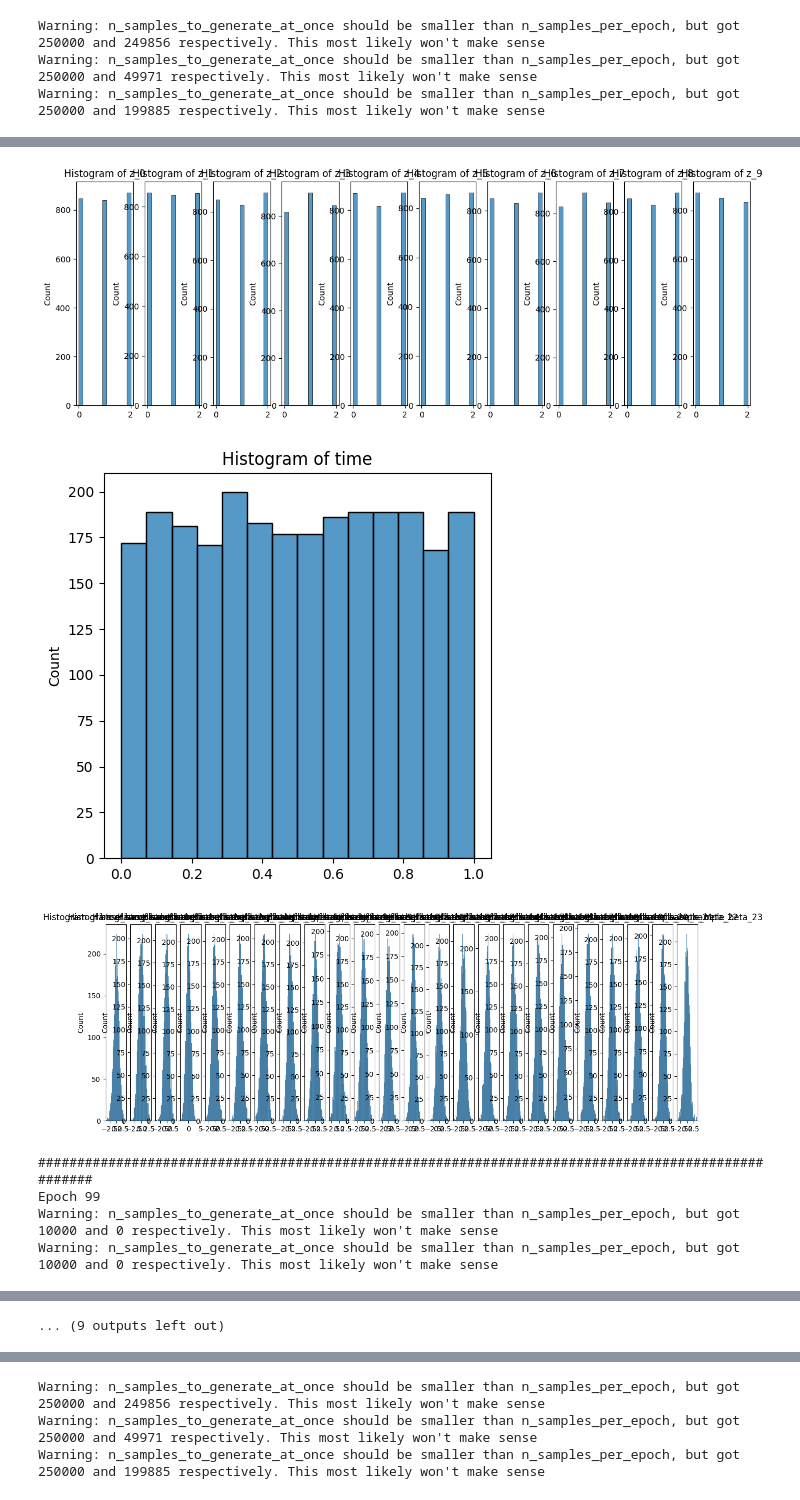
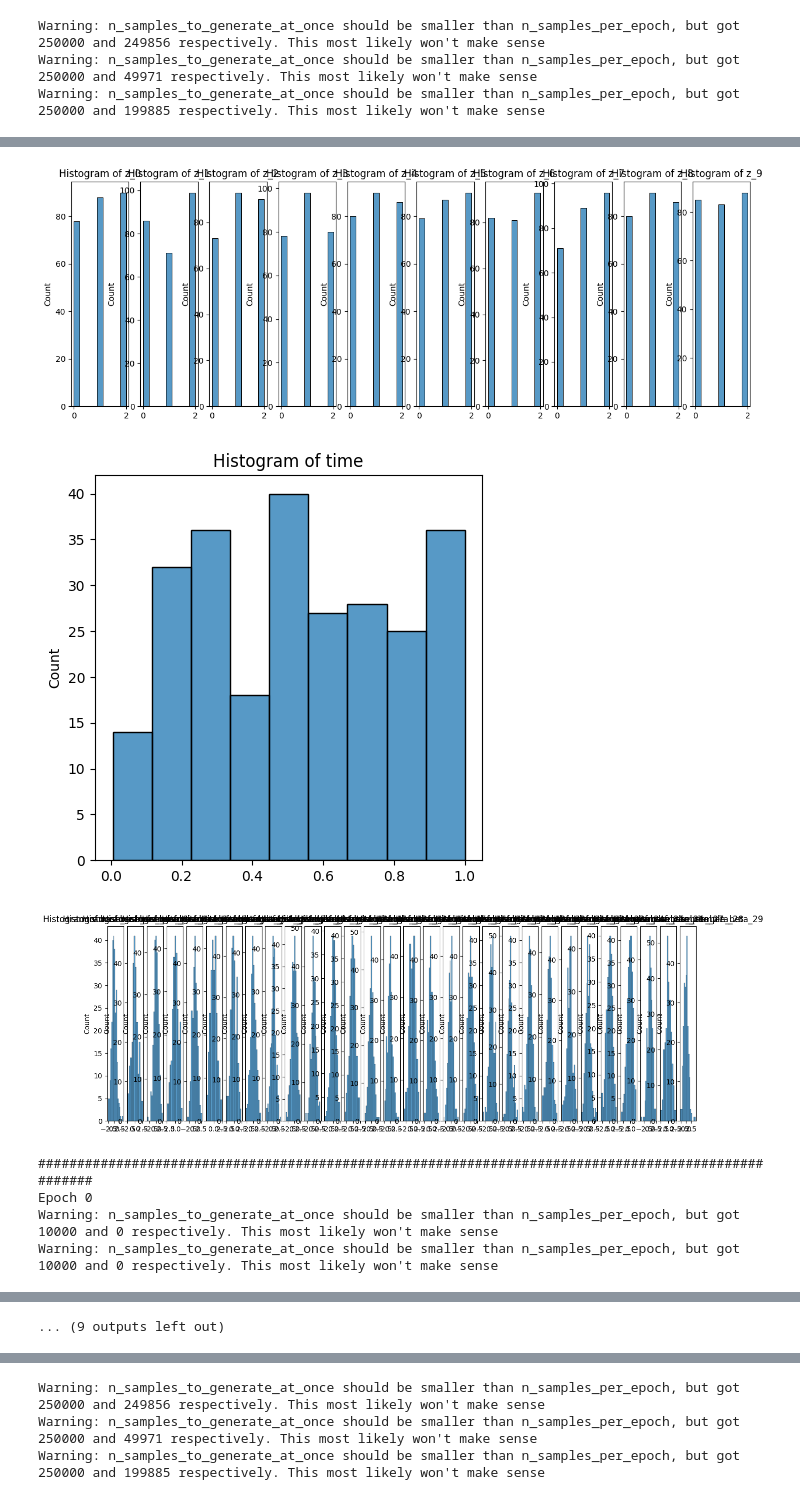
Before and after one commit to ArikReuter/ICL_for_Full_Bayesian_Inference, a Jupyter notebook: LatentFactorModels/Workflow_GMM.ipynb, the cells around one changed output, grey strips where cells are left out. Cells and saved outputs as stored; diff of their text form; code cells hidden in the pictures.

```diff
--- a/LatentFactorModels/Workflow_GMM.ipynb
+++ b/LatentFactorModels/Workflow_GMM.ipynb
@@ -21,8 +18,8 @@ from PFNExperiments.LatentFactorModels.GenerativeModels.LatenFactorModel_abstrac
 
 from PFNExperiments.LatentFactorModels.ComparisonModels.MakeDefaultListComparison import make_default_list_comparison, make_reduced_list_comparison
 # %%
-N = 10
-P = 4
+N = 50
+P = 5
 K = 3
 BATCH_SIZE = 1024
 N_EPOCHS = 1
@@ -37,8 +34,8 @@ curriculum.add_param_list([
     ("batch_size", curriculum.constant_scheduler(BATCH_SIZE)),
     ("a1", curriculum.constant_scheduler(5.0)),
     ("b1", curriculum.constant_scheduler(2.0)),
-    ("dirichlet_beta", curriculum.constant_scheduler(1.0)),
-    ("lambda1", curriculum.constant_scheduler(3.0))
+    ("dirichlet_beta", curriculum.constant_scheduler(0.5)),
+    ("lambda1", curriculum.constant_scheduler(5.0))
 ])
 #curriculum.plot_all_schedules()
 # %%
@@ -90,7 +87,7 @@ data_generator.check_model(
     epochs_to_check = [0, N_EPOCHS-1],
     p = P,
     n = N,
-    used_batch_samples = 10
+    used_batch_samples = 1
 )
 # %% [output]
 ####################################################################################################
@@ -122,7 +119,7 @@ Mean of maximums: None
-[figure, old version]
+[figure, new version]
-[figure, old version]
+[figure, new version]
-[figure, old version]
+[figure, new version]
 ####################################################################################################
-Epoch 99
+Epoch 0
 Warning: n_samples_to_generate_at_once should be smaller than n_samples_per_epoch, but got 10000 and 0 respectively. This most likely won't make sense
 Warning: n_samples_to_generate_at_once should be smaller than n_samples_per_epoch, but got 10000 and 0 respectively. This most likely won't make sense
```
Also changed, not shown: parts of 16 cells of this notebook, 5 other files.
